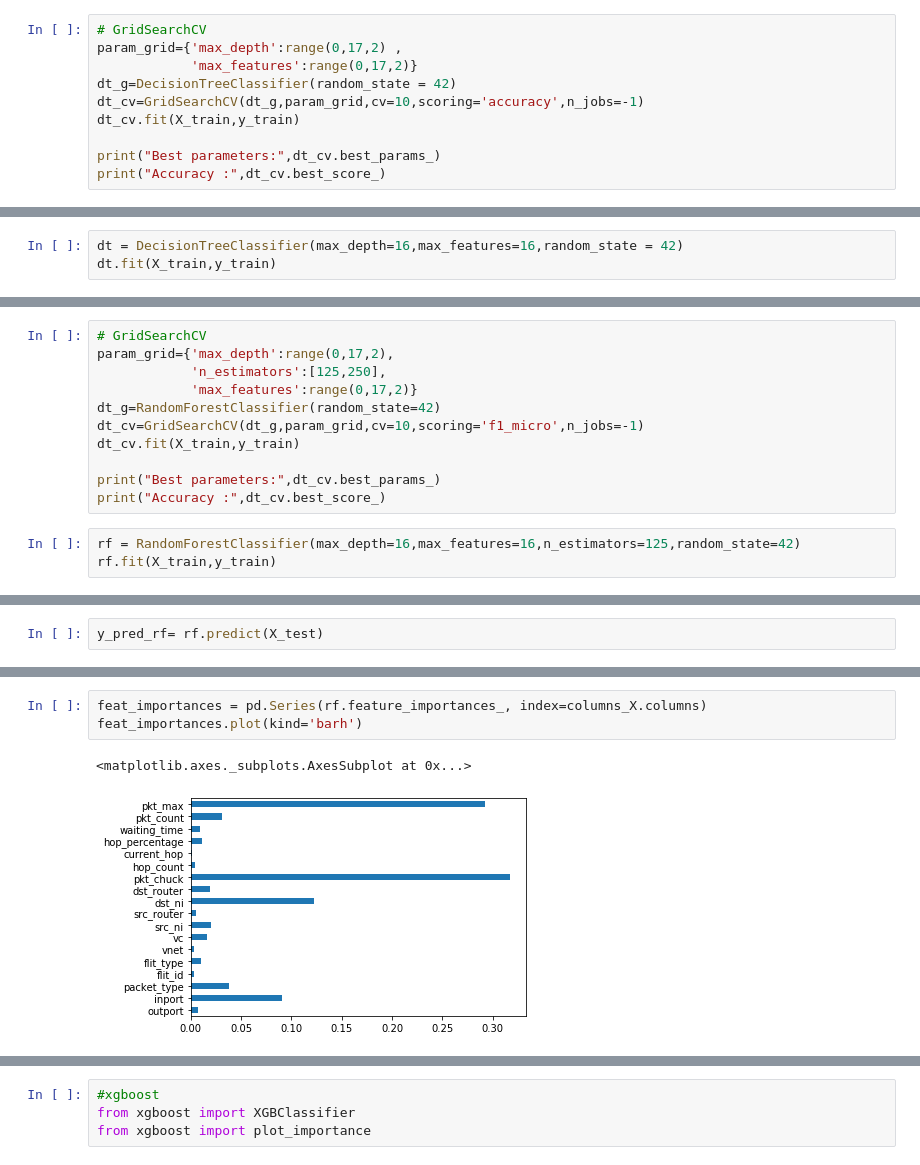
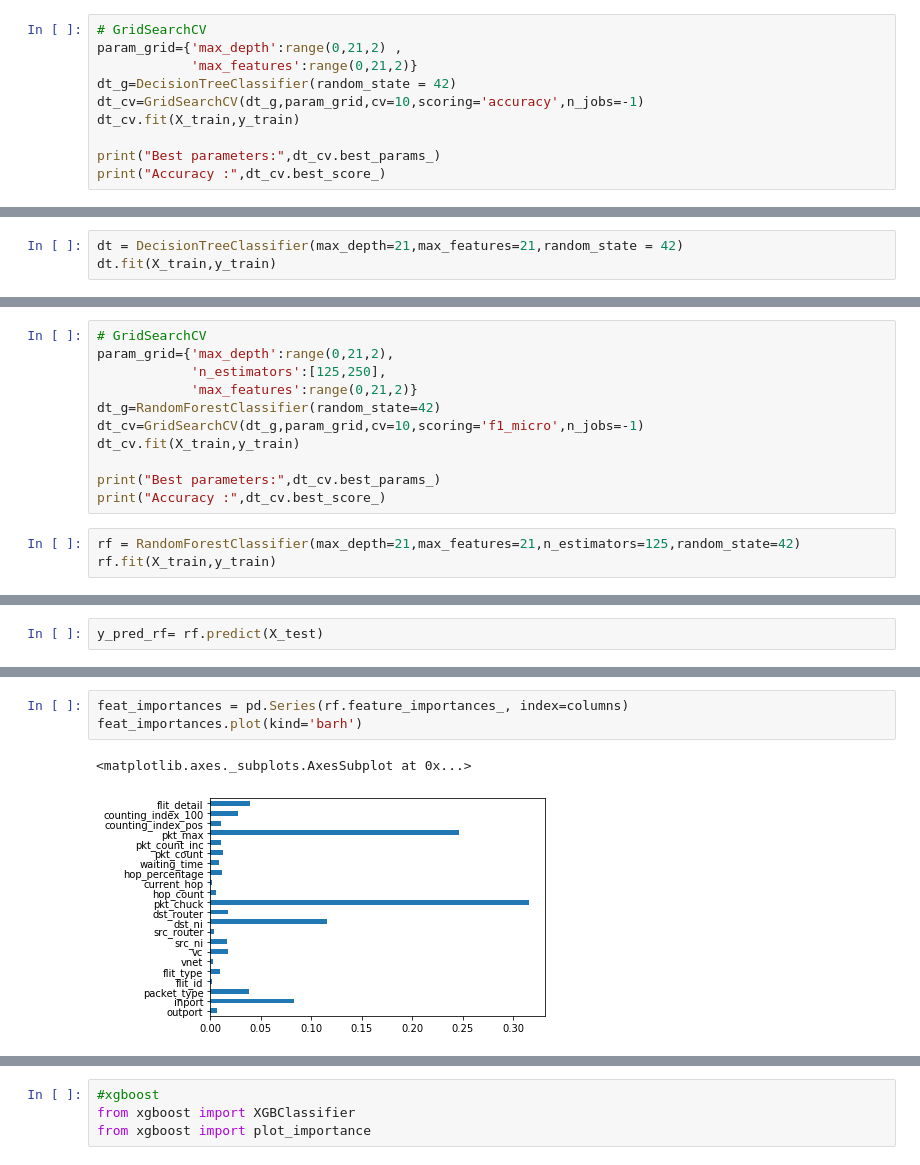
Before and after one commit to chamikasudusinghe/nocml, a Jupyter notebook: ver 5.2/wat_r1_model-v1.ipynb, the cells around one changed output, grey strips where cells are left out. Drawn from its saved outputs; the diff is of its cells as text.

```diff
--- a/ver 5.2/wat_r1_model-v1.ipynb
+++ b/ver 5.2/wat_r1_model-v1.ipynb
@@ -688,8 +732,8 @@ from sklearn.tree import DecisionTreeClassifier
 from sklearn.model_selection import GridSearchCV
 # %%
 # GridSearchCV
-param_grid={'max_depth':range(0,17,2) ,
-            'max_features':range(0,17,2)}
+param_grid={'max_depth':range(0,21,2) ,
+            'max_features':range(0,21,2)}
 dt_g=DecisionTreeClassifier(random_state = 42)
 dt_cv=GridSearchCV(dt_g,param_grid,cv=10,scoring='accuracy',n_jobs=-1)
 dt_cv.fit(X_train,y_train)
@@ -702,5 +746,5 @@ Accuracy : 0.920996140858659
 # %%
-dt = DecisionTreeClassifier(max_depth=16,max_features=16,random_state = 42)
+dt = DecisionTreeClassifier(max_depth=21,max_features=21,random_state = 42)
 dt.fit(X_train,y_train)
 # %% [output]
 DecisionTreeClassifier(ccp_alpha=0.0, class_weight=None, criterion='gini',
@@ -763,9 +807,9 @@ plt.show()
 from sklearn.ensemble import RandomForestClassifier
 # %%
 # GridSearchCV
-param_grid={'max_depth':range(0,17,2),
+param_grid={'max_depth':range(0,21,2),
             'n_estimators':[125,250],
-            'max_features':range(0,17,2)}
+            'max_features':range(0,21,2)}
 dt_g=RandomForestClassifier(random_state=42)
 dt_cv=GridSearchCV(dt_g,param_grid,cv=10,scoring='f1_micro',n_jobs=-1)
 dt_cv.fit(X_train,y_train)
@@ -773,7 +817,7 @@ dt_cv.fit(X_train,y_train)
 print("Best parameters:",dt_cv.best_params_)
 print("Accuracy :",dt_cv.best_score_)
 # %%
-rf = RandomForestClassifier(max_depth=16,max_features=16,n_estimators=125,random_state=42)
+rf = RandomForestClassifier(max_depth=21,max_features=21,n_estimators=125,random_state=42)
 rf.fit(X_train,y_train)
 # %% [output]
 RandomForestClassifier(bootstrap=True, ccp_alpha=0.0, class_weight=None,
@@ -797,9 +841,9 @@ Test Prediction Score 94.02132130592999
 # %%
-feat_importances = pd.Series(rf.feature_importances_, index=columns_X.columns)
+feat_importances = pd.Series(rf.feature_importances_, index=columns)
 feat_importances.plot(kind='barh')
 # %% [output]
 <matplotlib.axes._subplots.AxesSubplot at 0x...>
-[figure, old version]
+[figure, new version]
 # %%
 cm = confusion_matrix(y_test, y_pred_rf)
 print(cm)
```
Also changed, not shown: parts of 62 cells of this notebook, 7 other files.
